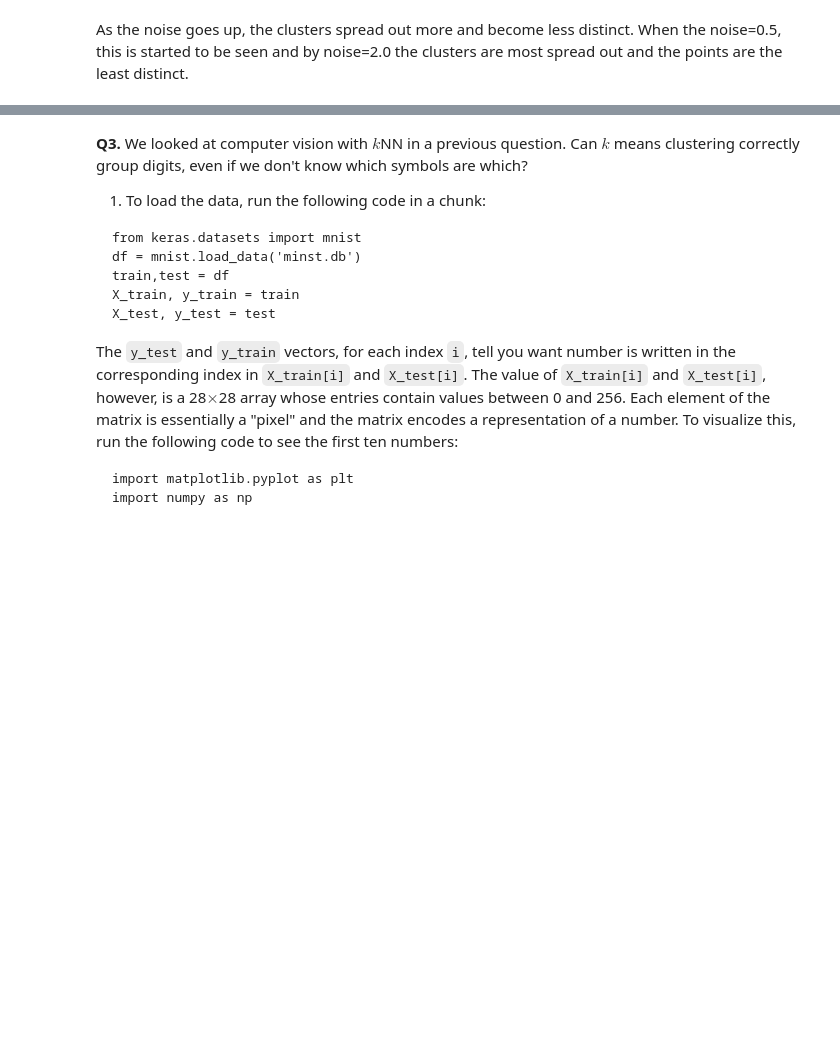
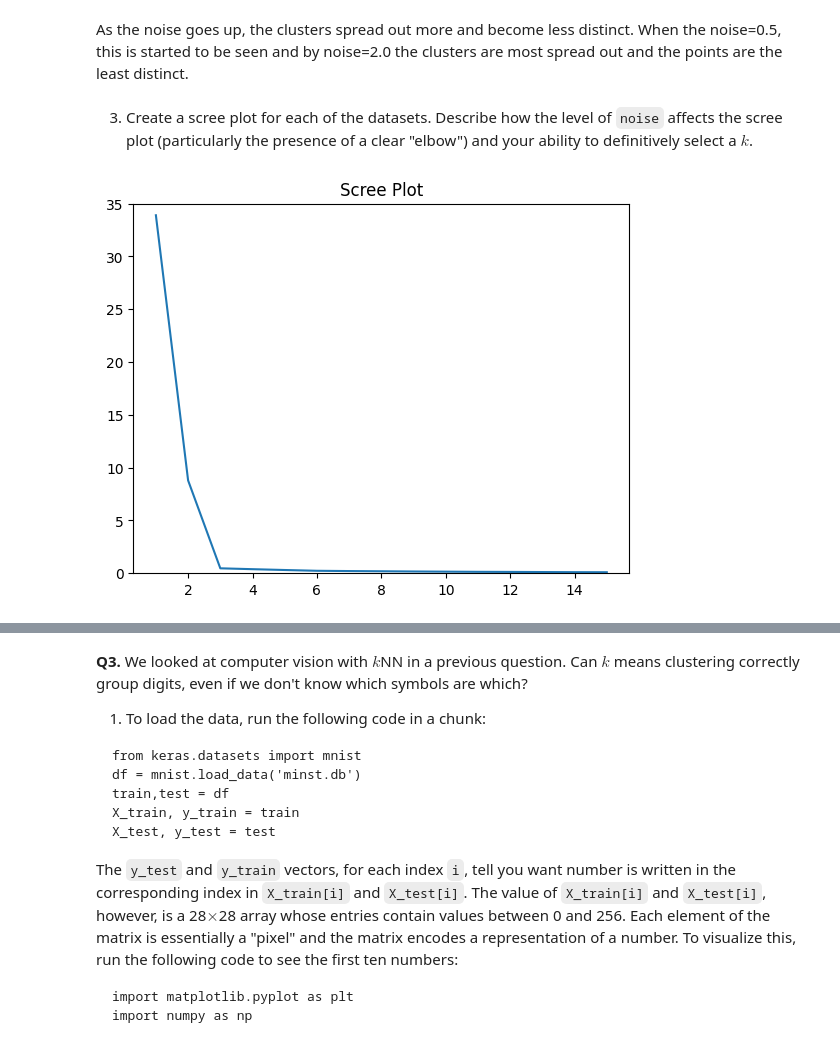
Before and after one commit to fourchain40/kmc, a Jupyter notebook: assignment_kmc.ipynb, the cells around one changed output, grey strips where cells are left out. Saved outputs shown, nothing was run; the diff lists cells and outputs as text; code cells hidden in the pictures; blank space fills up the shorter version.

```diff
--- a/assignment_kmc.ipynb
+++ b/assignment_kmc.ipynb
@@ -254,3 +248,26 @@ sns.scatterplot(data = df2_0, x = 'x1', y = 'x2', hue = 'group', style = 'group'
 [figure]
 # %% [markdown]
 As the noise goes up, the clusters spread out more and become less distinct. When the noise=0.5, this is started to be seen and by noise=2.0 the clusters are most spread out and the points are the least distinct.
+# %% [markdown]
+3. Create a scree plot for each of the datasets. Describe how the level of `noise` affects the scree plot (particularly the presence of a clear "elbow") and your ability to definitively select a $k$.
+# %%
+def maxmin(x):
+    x = (x-min(x))/(max(x)-min(x))
+    return x
+def scree(data):
+  X = data.loc[ : , ['x1','x2'] ]
+  X = X.apply(maxmin)
+  k_bar = 15
+  k_grid = np.arange(1,k_bar+1)
+  SSE = np.zeros(k_bar)
+  for k in range(k_bar):
+    model = KMeans(n_clusters = k+1, max_iter = 300, n_init = 10, random_state = 0)
+    model = model.fit(X)
+    SSE[k] = model.inertia_
+  scree_plot, axes = plt.subplots()
+  sns.lineplot(x=k_grid, y=SSE).set_title('Scree Plot')
+  axes.set_ylim(0, 35)
+# %%
+scree(df0_125)
+# %% [output]
+[figure, added]
```
Also changed, not shown: parts of 11 cells of this notebook.
